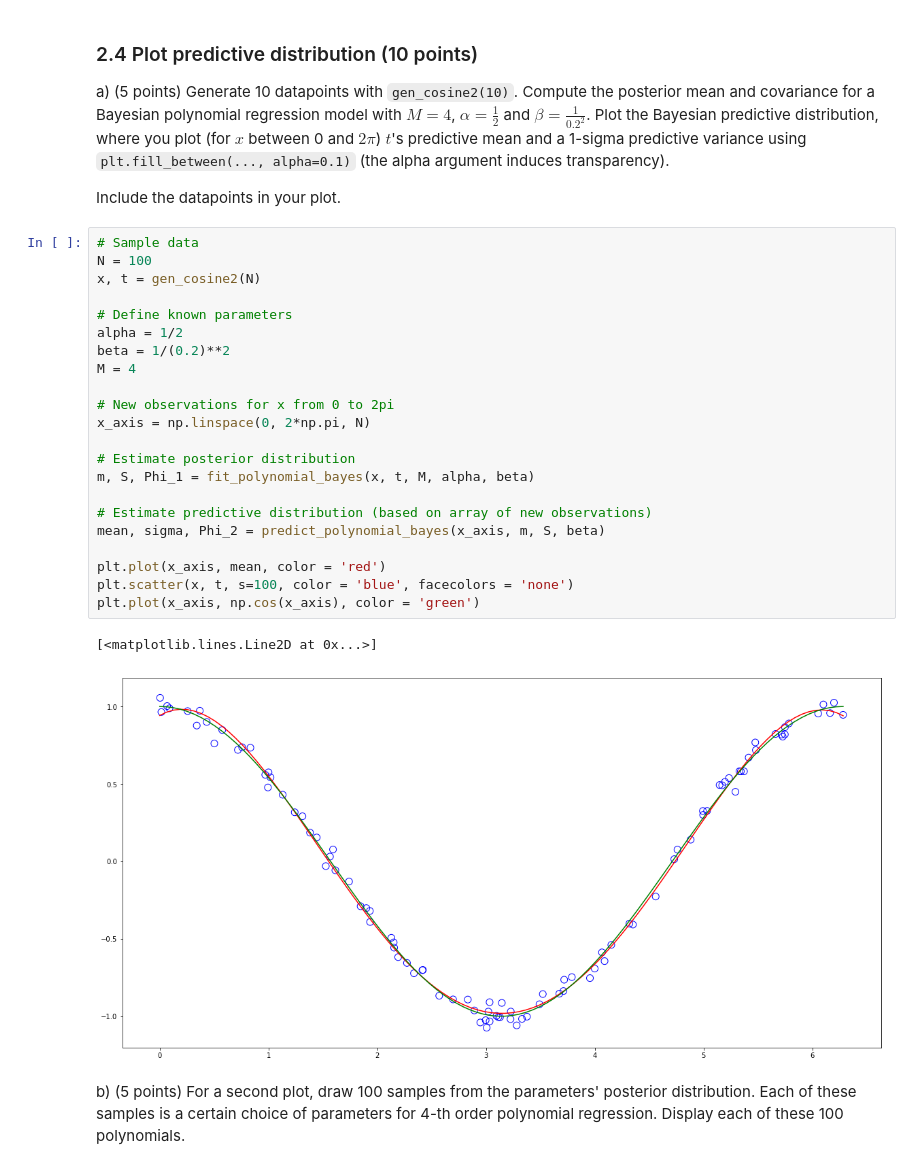
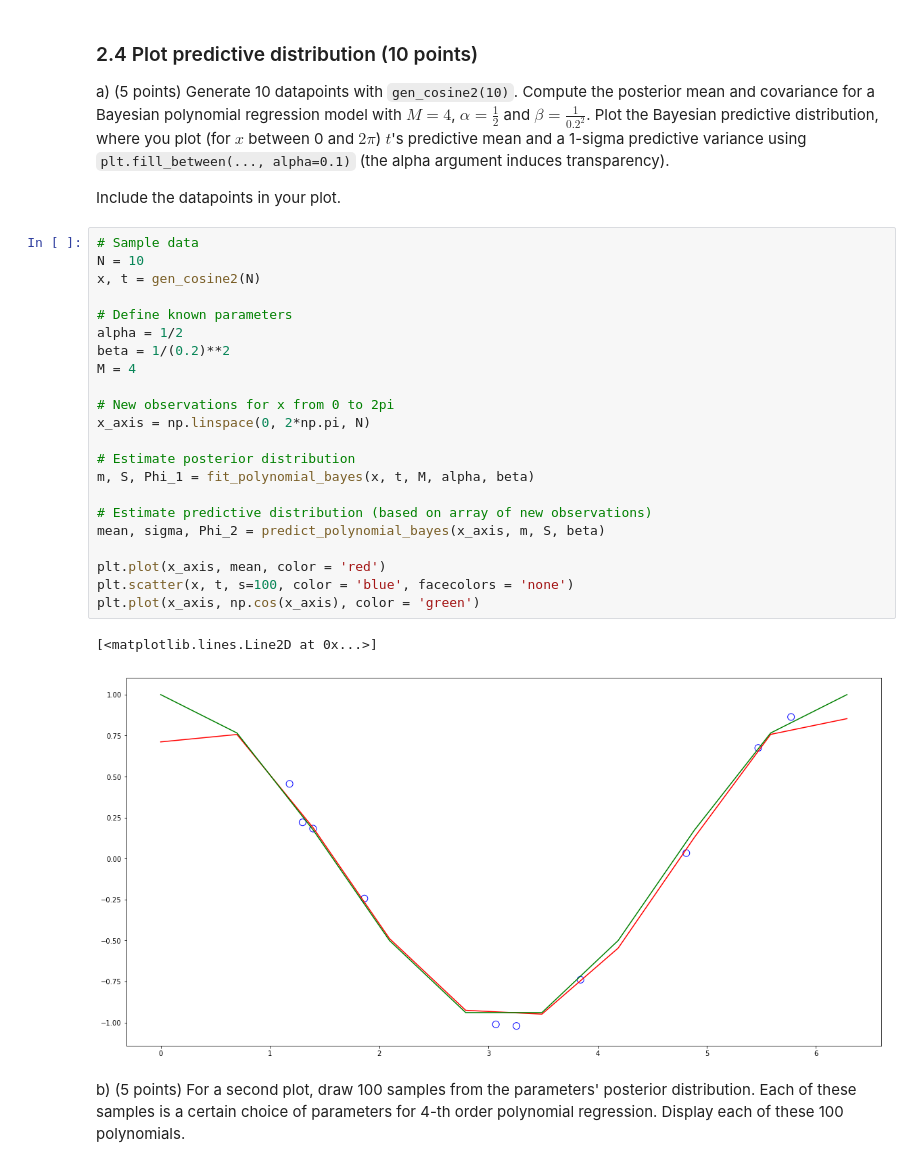
Before and after one commit to hammond756/ml1labs, a Jupyter notebook: 11336404_10437215_10608516_lab1.ipynb, the cells around one changed output. Cells and saved outputs as stored; diff of their text form.

```diff
--- a/11336404_10437215_10608516_lab1.ipynb
+++ b/11336404_10437215_10608516_lab1.ipynb
@@ -386,29 +385,29 @@ Plot the Bayesian predictive distribution, where you plot (for $x$ between 0 and
 Include the datapoints in your plot.
 # %%
 # Sample data
-N = 100
+N = 10
 x, t = gen_cosine2(N)
 
 # Define known parameters
 alpha = 1/2
 beta = 1/(0.2)**2
 M = 4
 
 # New observations for x from 0 to 2pi
 x_axis = np.linspace(0, 2*np.pi, N)
 
 # Estimate posterior distribution
 m, S, Phi_1 = fit_polynomial_bayes(x, t, M, alpha, beta)
 
 # Estimate predictive distribution (based on array of new observations)
 mean, sigma, Phi_2 = predict_polynomial_bayes(x_axis, m, S, beta)
 
 plt.plot(x_axis, mean, color = 'red')
 plt.scatter(x, t, s=100, color = 'blue', facecolors = 'none')
 plt.plot(x_axis, np.cos(x_axis), color = 'green')
 # %% [output]
 [<matplotlib.lines.Line2D at 0x...>]
-[figure, old version]
+[figure, new version]
 # %% [markdown]
 b) (5 points) For a second plot, draw 100 samples from the parameters' posterior distribution. Each of these samples is a certain choice of parameters for 4-th order polynomial regression.
 Display each of these 100 polynomials.
```
Also changed, not shown: parts of 6 cells of this notebook.
